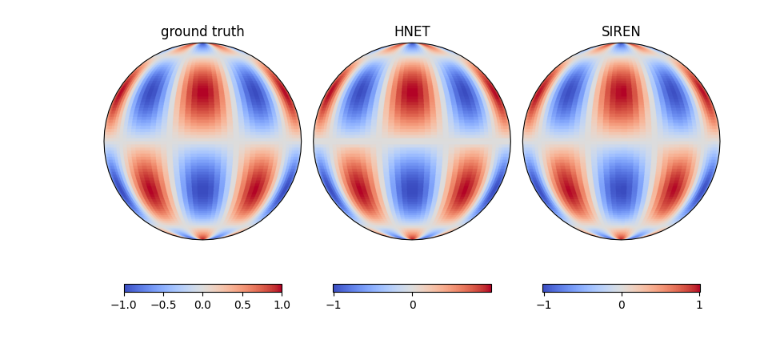
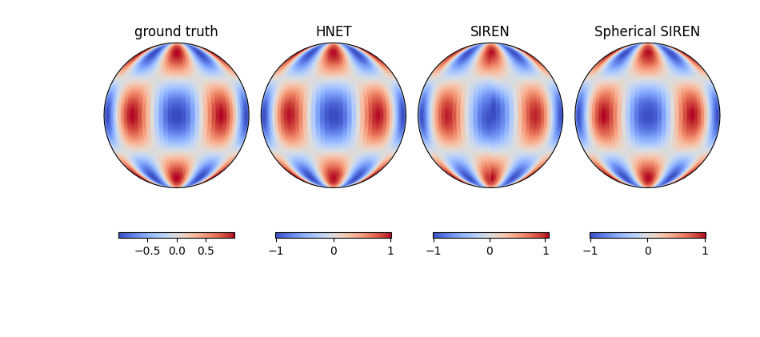
Before and after one commit to TheoHanon/Spherical-Implicit-Neural-Representation, a Jupyter notebook: notebooks/getting_started.ipynb, the cells around one changed output. Cells and saved outputs as stored; diff of their text form; code cells hidden in the pictures; blank space fills up the shorter version.

```diff
--- a/notebooks/getting_started.ipynb
+++ b/notebooks/getting_started.ipynb
@@ -7,22 +7,28 @@ import cartopy.crs as ccrs
 # %%
 hnet = sph.HerglotzNet(
     output_dim=1,
-    inr_sizes = [100] + 3*[100],
-    pe_omega0=10.0
+    inr_sizes = [5] + 3*[50],
+    hidden_omega0=5.0
 )
 # %%
 siren = sph.SirenNet(
     input_dim=2,
     output_dim=1,
-    inr_sizes= [100] + 3*[100],
-    first_omega0=10.0
+    inr_sizes= [5**2] + 3*[50],
+    first_omega0=5.0
 )
+# %%
+sph_siren = sph.SphericalSirenNet(
+    output_dim =1,
+    inr_sizes= [5] + 3*[50],
+    hidden_omega0=5.0,
+)
 # %%
 def target(theta, phi):
     return torch.sin(3*theta) * torch.cos(5*phi)
 # %%
 # Generate a grid of theta and phi values
-theta = torch.linspace(torch.pi/2, -torch.pi/2, 100)
+theta = torch.linspace(0, torch.pi, 100)
 phi = torch.linspace(0, 2 * torch.pi, 100)
 theta, phi = torch.meshgrid(theta, phi, indexing='ij')
 
@@ -77,26 +106,34 @@ Epoch 900, Loss 0.00006
 # %%
 ypred_hnet_plot = hnet(xtrain).detach().numpy().reshape(100, 100)
 ypred_siren_plot = siren(xtrain).detach().numpy().reshape(100, 100)
+ypred_sh_siren_plot = sph_siren(xtrain).detach().numpy().reshape(100, 100)
 ytrain_plot = ytrain.numpy().reshape(100, 100)
+
 
 fig = plt.figure(figsize=(8, 4), dpi=100)
 
-ax1 = fig.add_subplot(131, projection=ccrs.Orthographic(central_longitude=0.0, central_latitude=0.0))
+ax1 = fig.add_subplot(141, projection=ccrs.Orthographic(central_longitude=0.0, central_latitude=0.0))
 im1 = ax1.imshow(ytrain_plot, extent=[0, 360, -90, 90], transform=ccrs.PlateCarree(), cmap="coolwarm")
 ax1.set_title("ground truth")
 fig.colorbar(im1, ax=ax1, orientation='horizontal', shrink=0.8)
 
-ax2 = fig.add_subplot(132, projection=ccrs.Orthographic(central_longitude=0.0, central_latitude=0.0))
+ax2 = fig.add_subplot(142, projection=ccrs.Orthographic(central_longitude=0.0, central_latitude=0.0))
 im2 = ax2.imshow(ypred_hnet_plot, extent=[0, 360, -90, 90], transform=ccrs.PlateCarree(), cmap="coolwarm")
 ax2.set_title("HNET")
 fig.colorbar(im2, ax=ax2, orientation='horizontal', shrink=0.8)
 
-ax3 = fig.add_subplot(133, projection=ccrs.Orthographic(central_longitude=0.0, central_latitude=0.0))
+ax3 = fig.add_subplot(143, projection=ccrs.Orthographic(central_longitude=0.0, central_latitude=0.0))
 im3 = ax3.imshow(ypred_siren_plot, extent=[0, 360, -90, 90], transform=ccrs.PlateCarree(), cmap="coolwarm")
 ax3.set_title("SIREN")
 fig.colorbar(im3, ax=ax3, orientation='horizontal', shrink=0.8)
 
+ax4 = fig.add_subplot(144, projection=ccrs.Orthographic(central_longitude=0.0, central_latitude=0.0))
+im4 = ax4.imshow(ypred_sh_siren_plot, extent=[0, 360, -90, 90], transform=ccrs.PlateCarree(), cmap="coolwarm")
+ax4.set_title("Spherical SIREN")
+fig.colorbar(im4, ax=ax4, orientation='horizontal', shrink=0.8)
+
+
 plt.tight_layout()
 plt.show()
 # %% [output]
-[figure, old version]
+[figure, new version]
```
Also changed, not shown: parts of 3 cells of this notebook, 6 other files.
